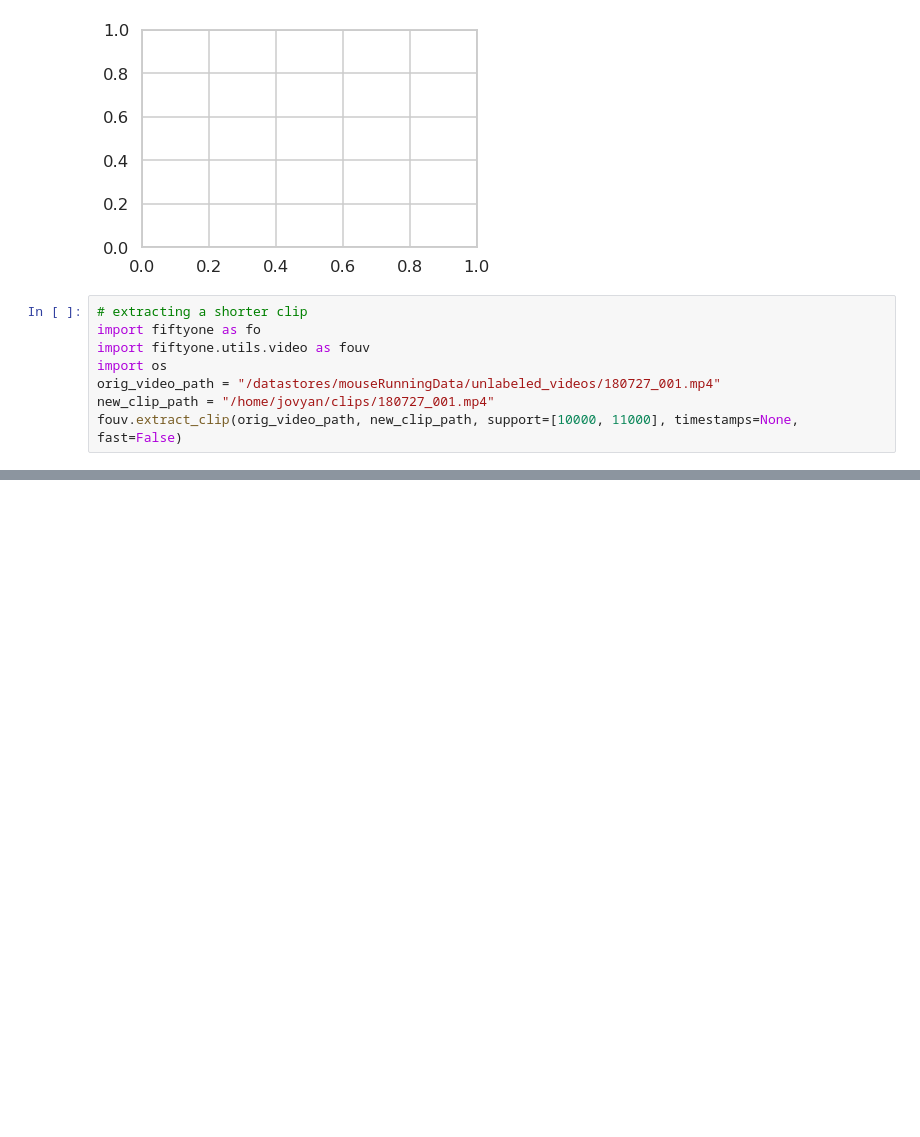
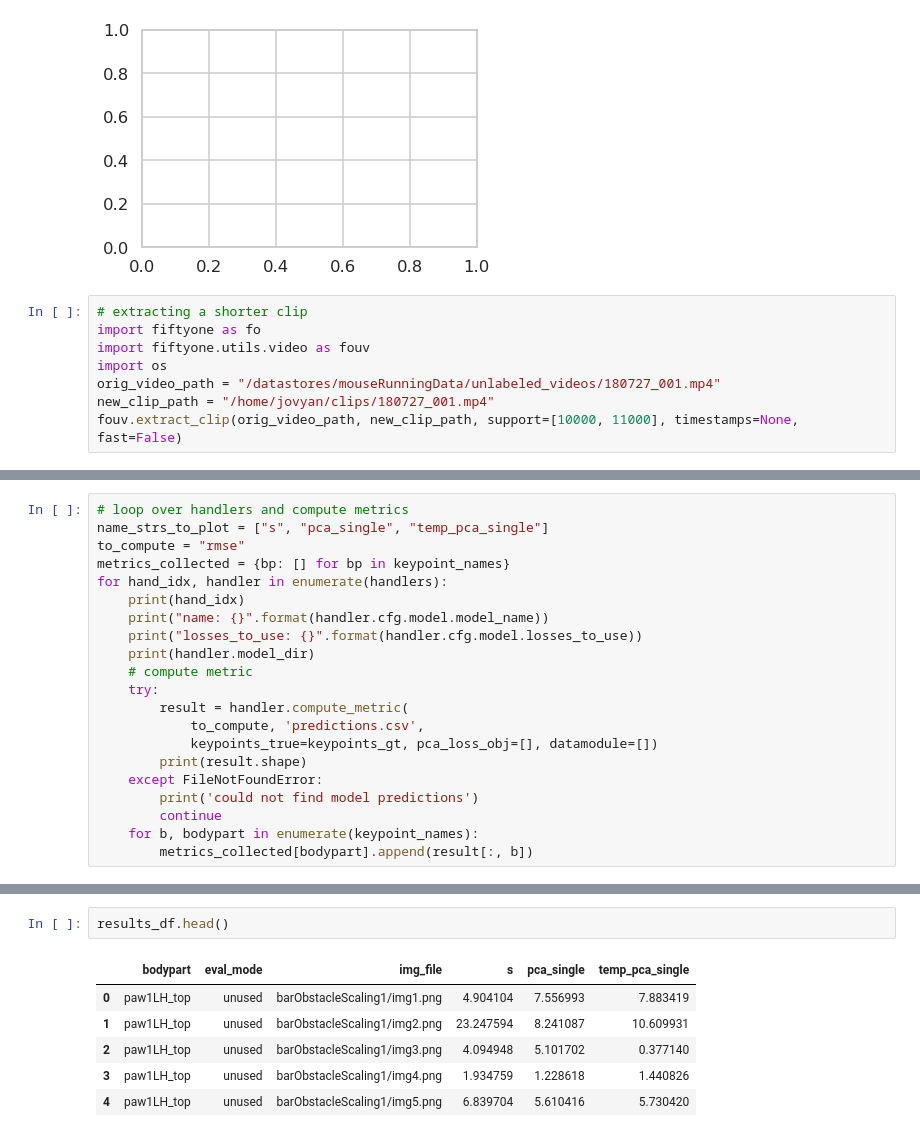
Before and after one commit to paninski-lab/tracking-diagnostics, a Jupyter notebook: notebooks/plot-metric-sweeps.ipynb, the cells around one changed output, grey strips where cells are left out. Drawn from its saved outputs; the diff is of its cells as text; blank space fills up the shorter version.

```diff
--- a/notebooks/plot-metric-sweeps.ipynb
+++ b/notebooks/plot-metric-sweeps.ipynb
@@ -488,0 +532,21 @@ pca-singleview-heatmap-new:
+# %%
+# loop over handlers and compute metrics
+name_strs_to_plot = ["s", "pca_single", "temp_pca_single"]
+to_compute = "rmse"
+metrics_collected = {bp: [] for bp in keypoint_names}
+for hand_idx, handler in enumerate(handlers):
+    print(hand_idx)
+    print("name: {}".format(handler.cfg.model.model_name))
+    print("losses_to_use: {}".format(handler.cfg.model.losses_to_use))
+    print(handler.model_dir)
+    # compute metric
+    try:
+        result = handler.compute_metric(
+            to_compute, 'predictions.csv',
+            keypoints_true=keypoints_gt, pca_loss_obj=[], datamodule=[])
+        print(result.shape)
+    except FileNotFoundError:
+        print('could not find model predictions')
+        continue
+    for b, bodypart in enumerate(keypoint_names):
+        metrics_collected[bodypart].append(result[:, b])
@@ -488,0 +586,9 @@ pca-singleview-heatmap-new:
+# %%
+results_df.head()
+# %% [output]
+|  | bodypart | eval_mode | img_file | s | pca_single | temp_pca_single |
+| 0 | paw1LH_top | unused | barObstacleScaling1/img1.png | 4.904104 | 7.556993 | 7.883419 |
+| 1 | paw1LH_top | unused | barObstacleScaling1/img2.png | 23.247594 | 8.241087 | 10.609931 |
+| 2 | paw1LH_top | unused | barObstacleScaling1/img3.png | 4.094948 | 5.101702 | 0.377140 |
+| 3 | paw1LH_top | unused | barObstacleScaling1/img4.png | 1.934759 | 1.228618 | 1.440826 |
+| 4 | paw1LH_top | unused | barObstacleScaling1/img5.png | 6.839704 | 5.610416 | 5.730420 |
```
Also changed, not shown: parts of 8 cells of this notebook.
